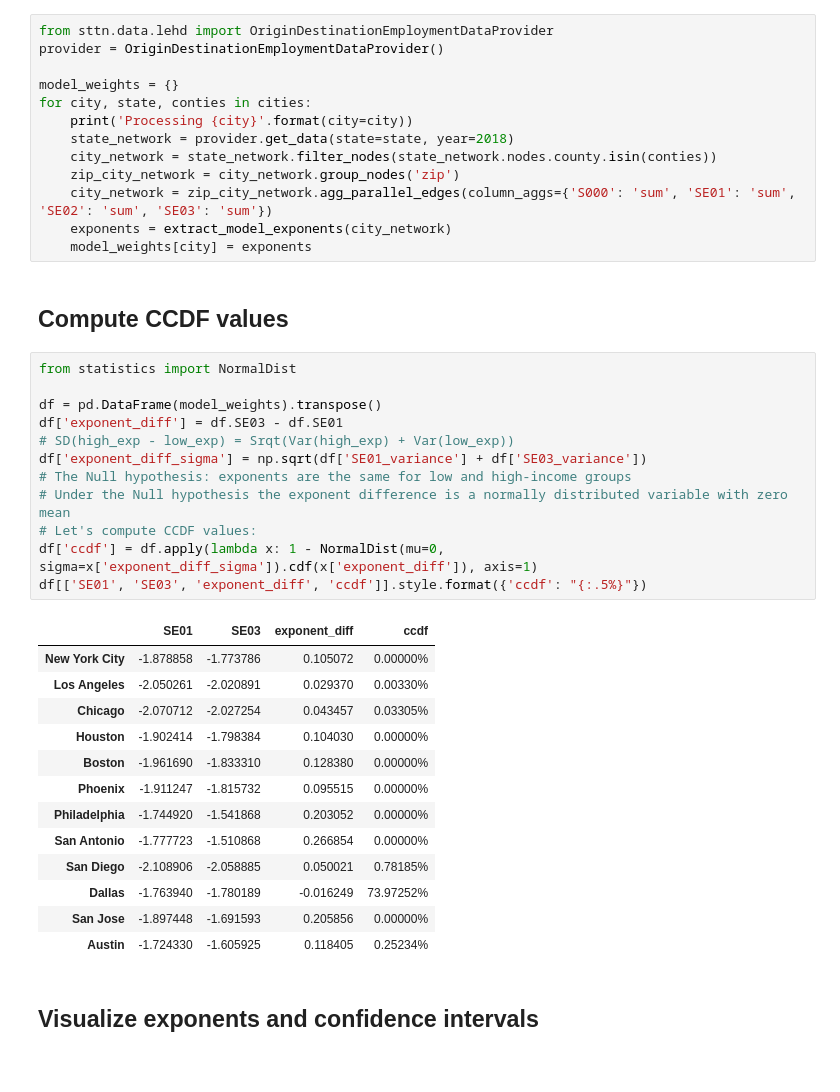
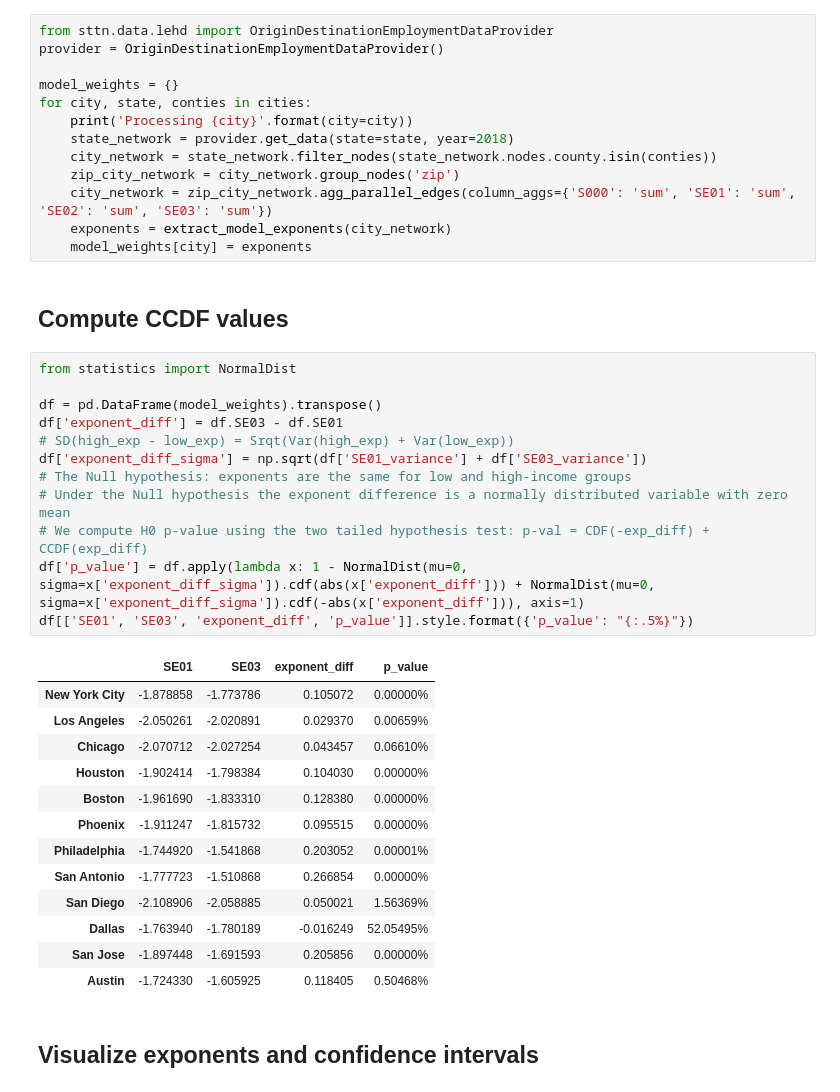
Before and after one commit to yuribogomolov/sttn, a Jupyter notebook: notebooks/papers/YSC 2021.ipynb, the cells around one changed output. Saved outputs shown, nothing was run; the diff lists cells and outputs as text.

Commit message:
Use a two-tailed test.

```diff
--- a/notebooks/papers/YSC 2021.ipynb
+++ b/notebooks/papers/YSC 2021.ipynb
@@ -78,34 +78,34 @@ for city, state, conties in cities:
     city_network = zip_city_network.agg_parallel_edges(column_aggs={'S000': 'sum', 'SE01': 'sum', 'SE02': 'sum', 'SE03': 'sum'})
     exponents = extract_model_exponents(city_network)
     model_weights[city] = exponents
-# %% [markdown]
-## Compute CCDF values
-# %%
-from statistics import NormalDist
-
-df = pd.DataFrame(model_weights).transpose()
-df['exponent_diff'] = df.SE03 - df.SE01
-# SD(high_exp - low_exp) = Srqt(Var(high_exp) + Var(low_exp))
-df['exponent_diff_sigma'] = np.sqrt(df['SE01_variance'] + df['SE03_variance'])
-# The Null hypothesis: exponents are the same for low and high-income groups
-# Under the Null hypothesis the exponent difference is a normally distributed variable with zero mean
-# Let's compute CCDF values:
-df['ccdf'] = df.apply(lambda x: 1 - NormalDist(mu=0, sigma=x['exponent_diff_sigma']).cdf(x['exponent_diff']), axis=1)
-df[['SE01', 'SE03', 'exponent_diff', 'ccdf']].style.format({'ccdf': "{:.5%}"})
-# %% [output]
-|  | SE01 | SE03 | exponent_diff | ccdf |
-| New York City | -1.878858 | -1.773786 | 0.105072 | 0.00000% |
-| Los Angeles | -2.050261 | -2.020891 | 0.029370 | 0.00330% |
-| Chicago | -2.070712 | -2.027254 | 0.043457 | 0.03305% |
-| Houston | -1.902414 | -1.798384 | 0.104030 | 0.00000% |
-| Boston | -1.961690 | -1.833310 | 0.128380 | 0.00000% |
-| Phoenix | -1.911247 | -1.815732 | 0.095515 | 0.00000% |
-| Philadelphia | -1.744920 | -1.541868 | 0.203052 | 0.00000% |
-| San Antonio | -1.777723 | -1.510868 | 0.266854 | 0.00000% |
-| San Diego | -2.108906 | -2.058885 | 0.050021 | 0.78185% |
-| Dallas | -1.763940 | -1.780189 | -0.016249 | 73.97252% |
-| San Jose | -1.897448 | -1.691593 | 0.205856 | 0.00000% |
-| Austin | -1.724330 | -1.605925 | 0.118405 | 0.25234% |
+# %% [markdown]
+## Compute CCDF values
+# %%
+from statistics import NormalDist
+
+df = pd.DataFrame(model_weights).transpose()
+df['exponent_diff'] = df.SE03 - df.SE01
+# SD(high_exp - low_exp) = Srqt(Var(high_exp) + Var(low_exp))
+df['exponent_diff_sigma'] = np.sqrt(df['SE01_variance'] + df['SE03_variance'])
+# The Null hypothesis: exponents are the same for low and high-income groups
+# Under the Null hypothesis the exponent difference is a normally distributed variable with zero mean
+# We compute H0 p-value using the two tailed hypothesis test: p-val = CDF(-exp_diff) + CCDF(exp_diff)
+df['p_value'] = df.apply(lambda x: 1 - NormalDist(mu=0, sigma=x['exponent_diff_sigma']).cdf(abs(x['exponent_diff'])) + NormalDist(mu=0, sigma=x['exponent_diff_sigma']).cdf(-abs(x['exponent_diff'])), axis=1)
+df[['SE01', 'SE03', 'exponent_diff', 'p_value']].style.format({'p_value': "{:.5%}"})
+# %% [output]
+|  | SE01 | SE03 | exponent_diff | p_value |
+| New York City | -1.878858 | -1.773786 | 0.105072 | 0.00000% |
+| Los Angeles | -2.050261 | -2.020891 | 0.029370 | 0.00659% |
+| Chicago | -2.070712 | -2.027254 | 0.043457 | 0.06610% |
+| Houston | -1.902414 | -1.798384 | 0.104030 | 0.00000% |
+| Boston | -1.961690 | -1.833310 | 0.128380 | 0.00000% |
+| Phoenix | -1.911247 | -1.815732 | 0.095515 | 0.00000% |
+| Philadelphia | -1.744920 | -1.541868 | 0.203052 | 0.00001% |
+| San Antonio | -1.777723 | -1.510868 | 0.266854 | 0.00000% |
+| San Diego | -2.108906 | -2.058885 | 0.050021 | 1.56369% |
+| Dallas | -1.763940 | -1.780189 | -0.016249 | 52.05495% |
+| San Jose | -1.897448 | -1.691593 | 0.205856 | 0.00000% |
+| Austin | -1.724330 | -1.605925 | 0.118405 | 0.50468% |
 # %% [markdown]
 ## Visualize exponents and confidence intervals
 # %%
```
